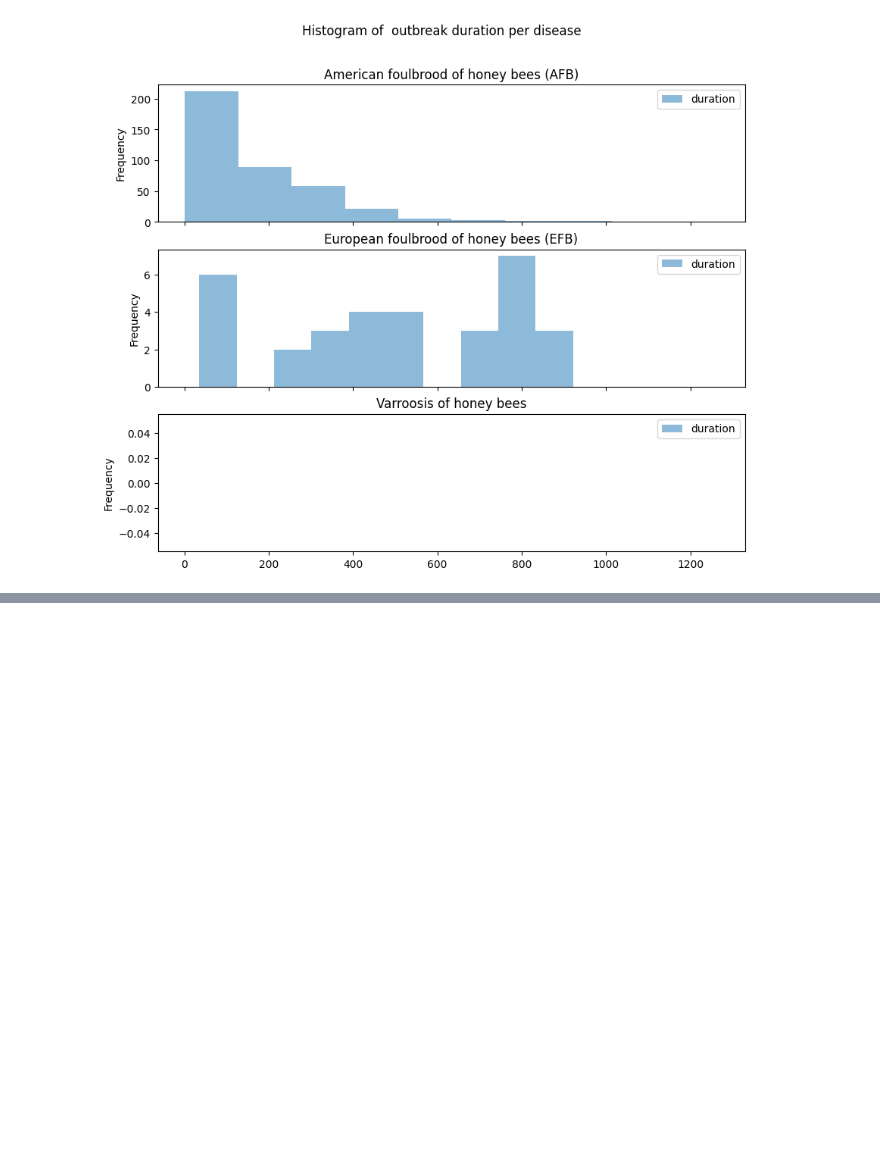
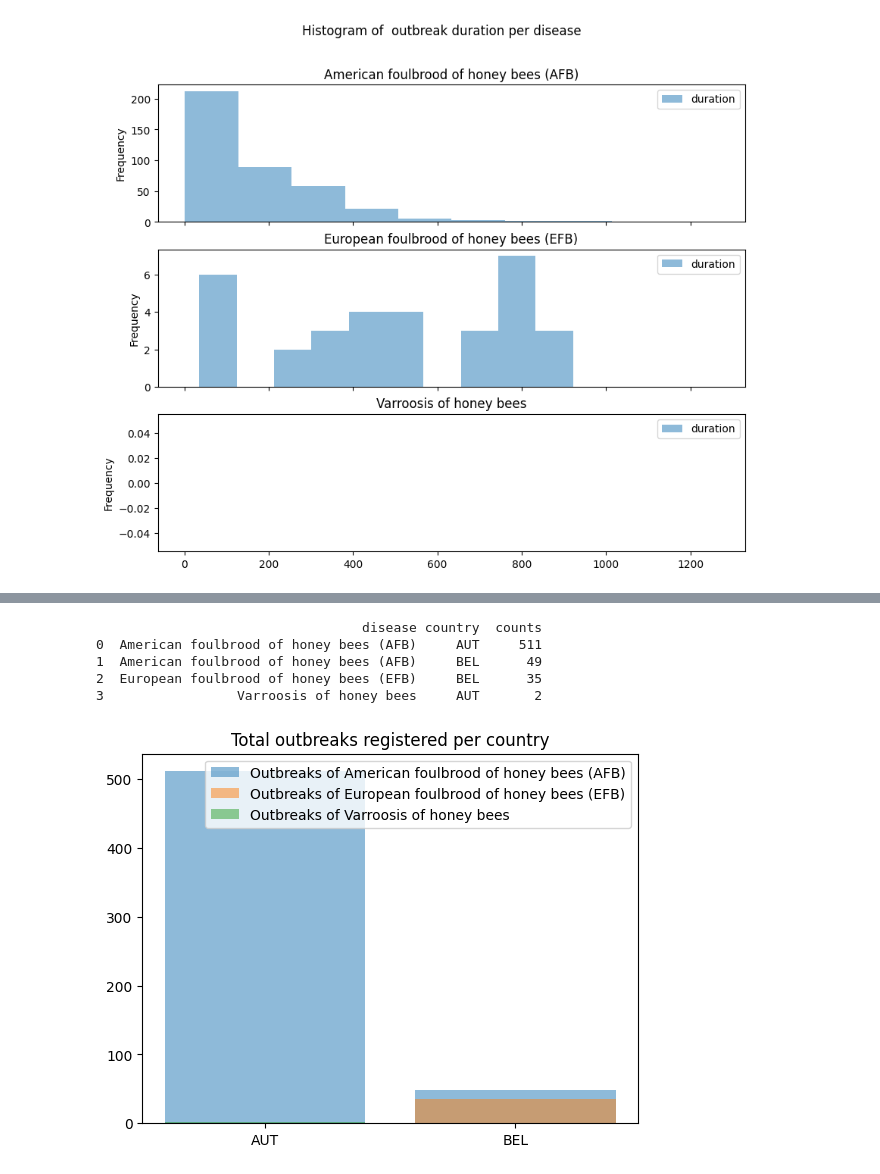
Before and after one commit to daniel-gheorghita/beelife_vetcase, a Jupyter notebook: src/vetcases_standardization.ipynb, the cells around one changed output, grey strips where cells are left out. Drawn from its saved outputs; the diff is of its cells as text; code cells hidden in the pictures; blank space fills up the shorter version.

```diff
--- a/src/vetcases_standardization.ipynb
+++ b/src/vetcases_standardization.ipynb
@@ -263,0 +268,21 @@ plt.show()
+# %%
+# Outbreaks / country / disease
+vetcases_group_by_country_disease_count = vetcases_df.groupby(['disease', 'country']).size().reset_index(name='counts')
+print(vetcases_group_by_country_disease_count)
+for disease in vetcases_group_by_country_disease_count['disease'].unique():
+    vetcases_group_by_country_disease_count_filtered_by_disease = vetcases_group_by_country_disease_count[
+                                                                        vetcases_group_by_country_disease_count['disease']==disease]
+    plt.bar(vetcases_group_by_country_disease_count_filtered_by_disease['country'],
+            vetcases_group_by_country_disease_count_filtered_by_disease['counts'],
+            label=f'Outbreaks of {disease}',
+            alpha=0.5)
+plt.title("Total outbreaks registered per country")
+plt.legend()
+plt.show()
+# %% [output]
+                                  disease country  counts
+0  American foulbrood of honey bees (AFB)     AUT     511
+1  American foulbrood of honey bees (AFB)     BEL      49
+2  European foulbrood of honey bees (EFB)     BEL      35
+3                 Varroosis of honey bees     AUT       2
+[figure, added]
```
Also changed, not shown: parts of 24 cells of this notebook, 3 other files.
